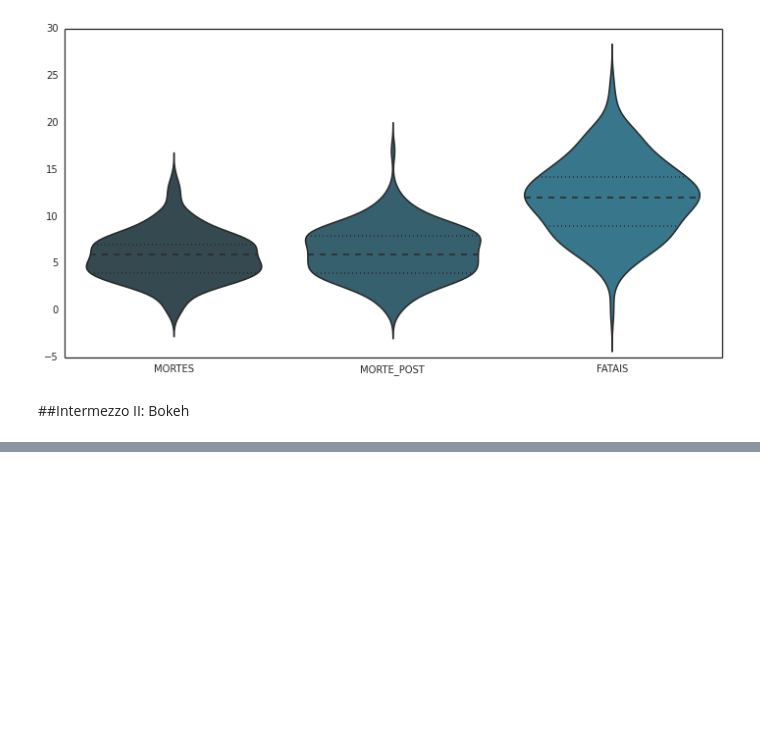
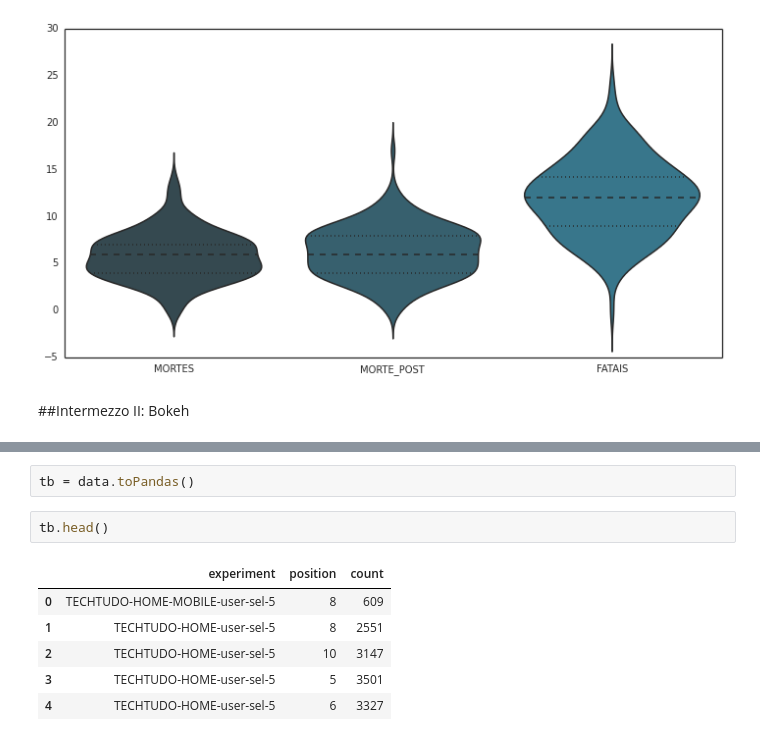
Before and after one commit to jbochi/python-data-science, a Jupyter notebook: data science.ipynb, the cells around one changed output, grey strips where cells are left out. Cells and saved outputs as stored; diff of their text form; blank space fills up the shorter version.

```diff
--- a/data science.ipynb
+++ b/data science.ipynb
@@ -410,0 +511,11 @@ show(mpl.to_bokeh(name="violin"))
+# %%
+tb = data.toPandas()
+# %%
+tb.head()
+# %% [output]
+|  | experiment | position | count |
+| 0 | TECHTUDO-HOME-MOBILE-user-sel-5 | 8 | 609 |
+| 1 | TECHTUDO-HOME-user-sel-5 | 8 | 2551 |
+| 2 | TECHTUDO-HOME-user-sel-5 | 10 | 3147 |
+| 3 | TECHTUDO-HOME-user-sel-5 | 5 | 3501 |
+| 4 | TECHTUDO-HOME-user-sel-5 | 6 | 3327 |
```
Also changed, not shown: parts of 33 cells of this notebook.
